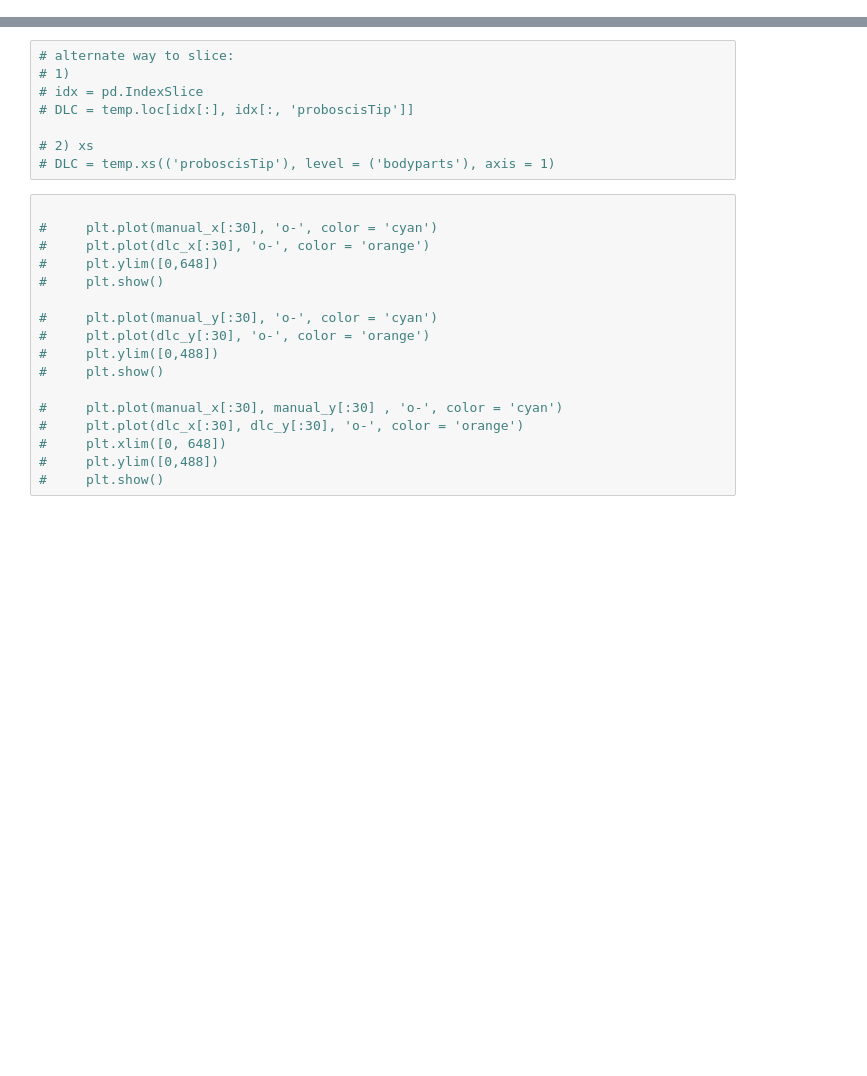
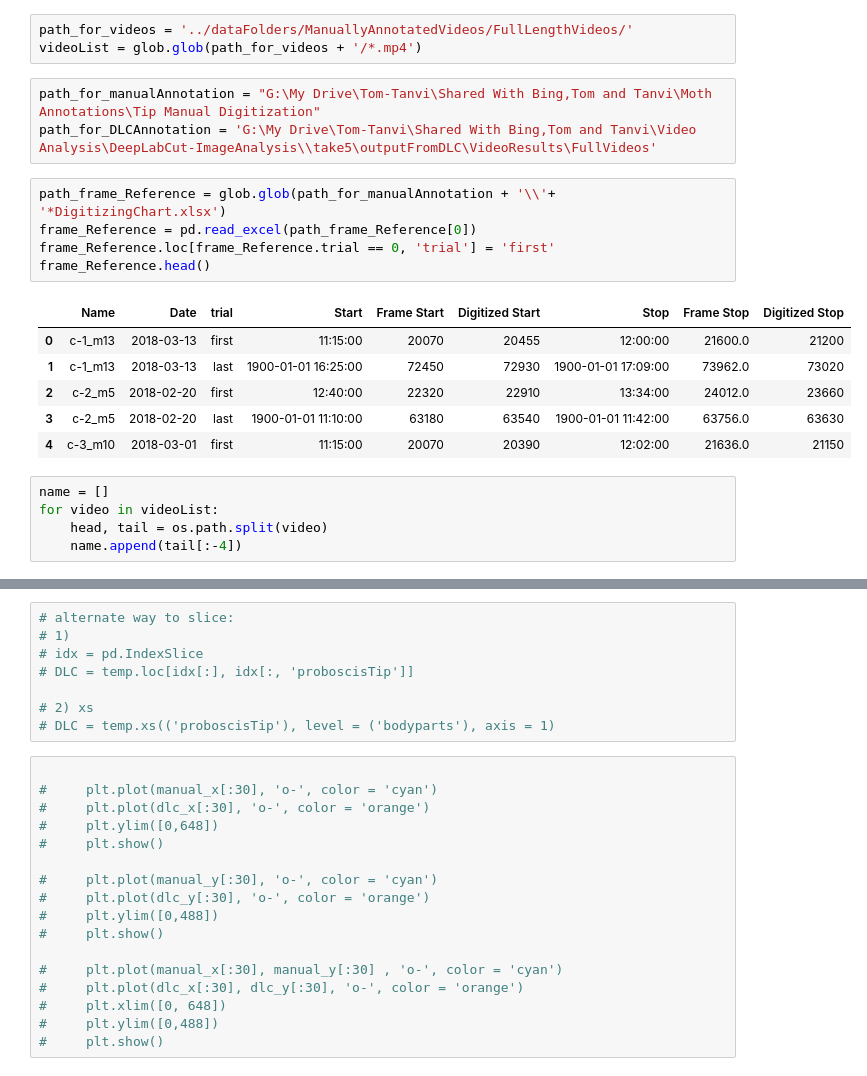
Before and after one commit to TanviDeora/ProboscisTracking, a Jupyter notebook: DLC annotation Errors/CalculateTrackingErrors.ipynb, the cells around one changed output, grey strips where cells are left out. Saved outputs shown, nothing was run; the diff lists cells and outputs as text; blank space fills up the shorter version.

```diff
--- a/DLC annotation Errors/CalculateTrackingErrors.ipynb
+++ b/DLC annotation Errors/CalculateTrackingErrors.ipynb
@@ -163,0 +71,23 @@ fraction_included
+# %%
+path_for_videos = '../dataFolders/ManuallyAnnotatedVideos/FullLengthVideos/'
+videoList = glob.glob(path_for_videos + '/*.mp4')
+# %%
+path_for_manualAnnotation = "G:\My Drive\Tom-Tanvi\Shared With Bing,Tom and Tanvi\Moth Annotations\Tip Manual Digitization"
+path_for_DLCAnnotation = 'G:\My Drive\Tom-Tanvi\Shared With Bing,Tom and Tanvi\Video Analysis\DeepLabCut-ImageAnalysis\\take5\outputFromDLC\VideoResults\FullVideos'
+# %%
+path_frame_Reference = glob.glob(path_for_manualAnnotation + '\\'+ '*DigitizingChart.xlsx')
+frame_Reference = pd.read_excel(path_frame_Reference[0])
+frame_Reference.loc[frame_Reference.trial == 0, 'trial'] = 'first'
+frame_Reference.head()
+# %% [output]
+|  | Name | Date | trial | Start | Frame Start | Digitized Start | Stop | Frame Stop | Digitized Stop |
+| 0 | c-1_m13 | 2018-03-13 | first | 11:15:00 | 20070 | 20455 | 12:00:00 | 21600.0 | 21200 |
+| 1 | c-1_m13 | 2018-03-13 | last | 1900-01-01 16:25:00 | 72450 | 72930 | 1900-01-01 17:09:00 | 73962.0 | 73020 |
+| 2 | c-2_m5 | 2018-02-20 | first | 12:40:00 | 22320 | 22910 | 13:34:00 | 24012.0 | 23660 |
+| 3 | c-2_m5 | 2018-02-20 | last | 1900-01-01 11:10:00 | 63180 | 63540 | 1900-01-01 11:42:00 | 63756.0 | 63630 |
+| 4 | c-3_m10 | 2018-03-01 | first | 11:15:00 | 20070 | 20390 | 12:02:00 | 21636.0 | 21150 |
+# %%
+name = []
+for video in videoList:
+    head, tail = os.path.split(video)
+    name.append(tail[:-4])
```
Also changed, not shown: parts of 35 cells of this notebook, 6 other files.
